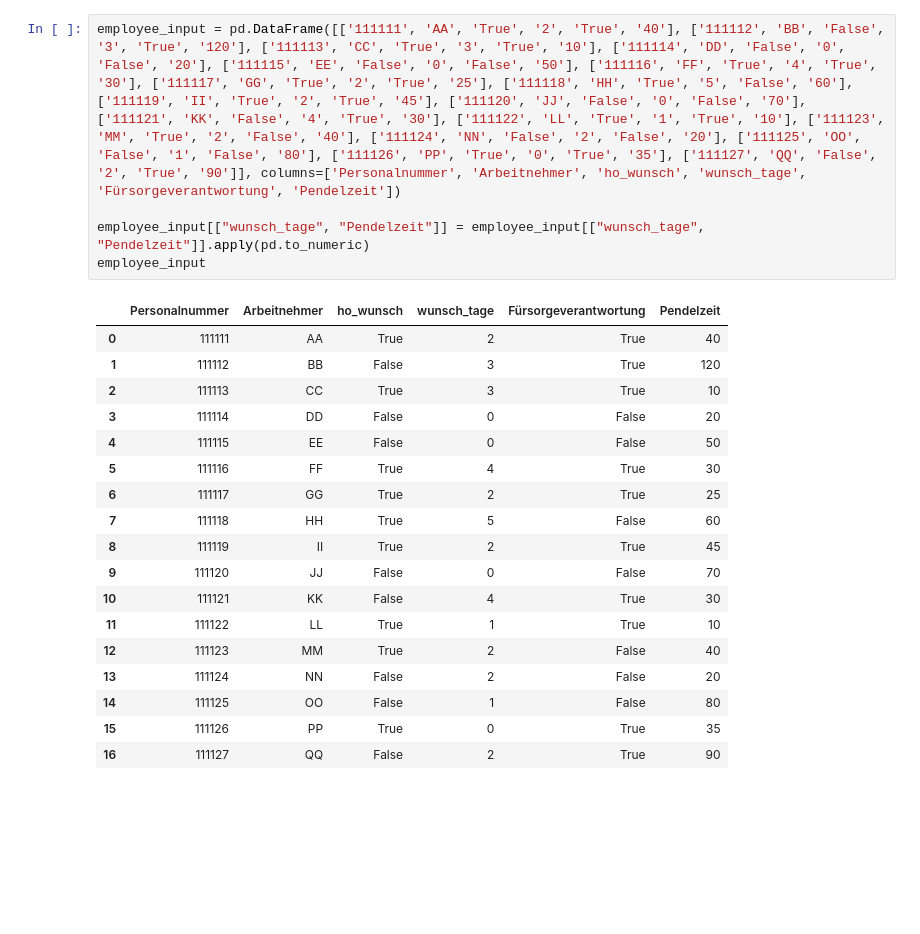
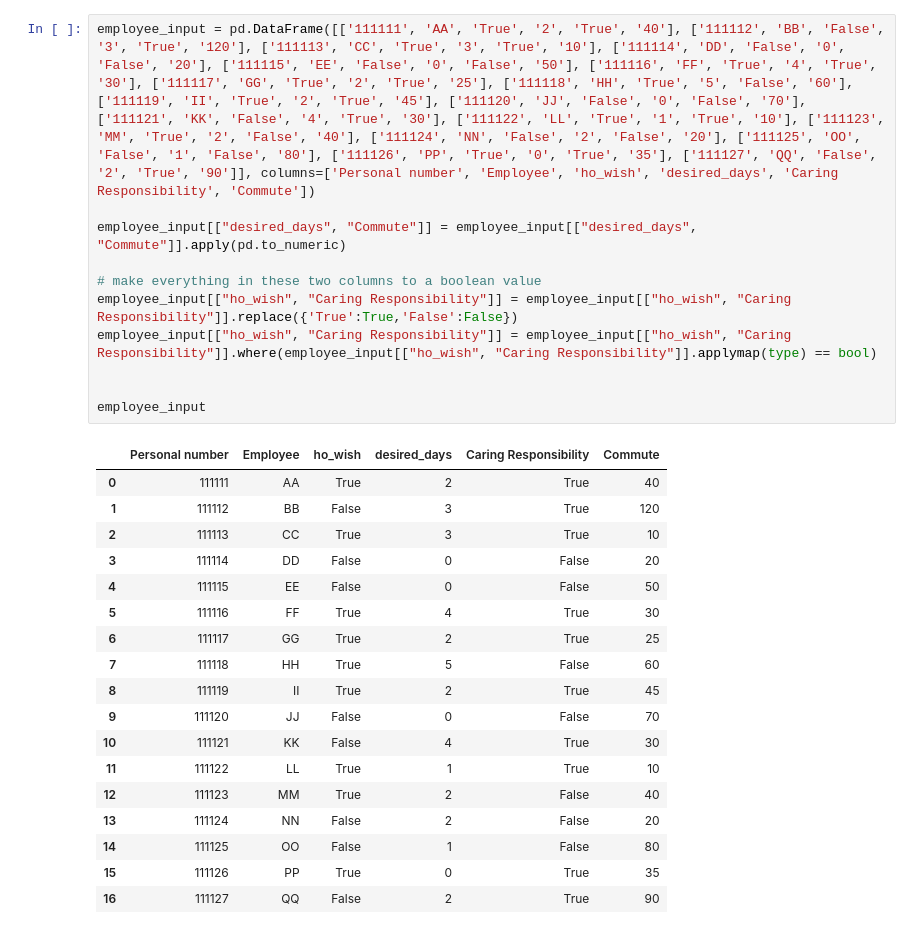
Before and after one commit to jjmatthiesen/HOMPA, a Jupyter notebook: HomeOffice.ipynb, the cells around one changed output. Saved outputs shown, nothing was run; the diff lists cells and outputs as text; blank space fills up the shorter version.

```diff
--- a/HomeOffice.ipynb
+++ b/HomeOffice.ipynb
@@ -155,12 +198,18 @@ tasks
 | 12 | Verkäufer | 0 | 20 | 0 | 0 | 0 | 0 | 0 | 0 | 70 | ... | ... |
 13 rows × 23 columns
 # %%
-employee_input = pd.DataFrame([['111111', 'AA', 'True', '2', 'True', '40'], ['111112', 'BB', 'False', '3', 'True', '120'], ['111113', 'CC', 'True', '3', 'True', '10'], ['111114', 'DD', 'False', '0', 'False', '20'], ['111115', 'EE', 'False', '0', 'False', '50'], ['111116', 'FF', 'True', '4', 'True', '30'], ['111117', 'GG', 'True', '2', 'True', '25'], ['111118', 'HH', 'True', '5', 'False', '60'], ['111119', 'II', 'True', '2', 'True', '45'], ['111120', 'JJ', 'False', '0', 'False', '70'], ['111121', 'KK', 'False', '4', 'True', '30'], ['111122', 'LL', 'True', '1', 'True', '10'], ['111123', 'MM', 'True', '2', 'False', '40'], ['111124', 'NN', 'False', '2', 'False', '20'], ['111125', 'OO', 'False', '1', 'False', '80'], ['111126', 'PP', 'True', '0', 'True', '35'], ['111127', 'QQ', 'False', '2', 'True', '90']], columns=['Personalnummer', 'Arbeitnehmer', 'ho_wunsch', 'wunsch_tage', 'Fürsorgeverantwortung', 'Pendelzeit'])
+employee_input = pd.DataFrame([['111111', 'AA', 'True', '2', 'True', '40'], ['111112', 'BB', 'False', '3', 'True', '120'], ['111113', 'CC', 'True', '3', 'True', '10'], ['111114', 'DD', 'False', '0', 'False', '20'], ['111115', 'EE', 'False', '0', 'False', '50'], ['111116', 'FF', 'True', '4', 'True', '30'], ['111117', 'GG', 'True', '2', 'True', '25'], ['111118', 'HH', 'True', '5', 'False', '60'], ['111119', 'II', 'True', '2', 'True', '45'], ['111120', 'JJ', 'False', '0', 'False', '70'], ['111121', 'KK', 'False', '4', 'True', '30'], ['111122', 'LL', 'True', '1', 'True', '10'], ['111123', 'MM', 'True', '2', 'False', '40'], ['111124', 'NN', 'False', '2', 'False', '20'], ['111125', 'OO', 'False', '1', 'False', '80'], ['111126', 'PP', 'True', '0', 'True', '35'], ['111127', 'QQ', 'False', '2', 'True', '90']], columns=['Personal number', 'Employee', 'ho_wish', 'desired_days', 'Caring Responsibility', 'Commute'])
 
-employee_input[["wunsch_tage", "Pendelzeit"]] = employee_input[["wunsch_tage", "Pendelzeit"]].apply(pd.to_numeric)
+employee_input[["desired_days", "Commute"]] = employee_input[["desired_days", "Commute"]].apply(pd.to_numeric)
+
+# make everything in these two columns to a boolean value
+employee_input[["ho_wish", "Caring Responsibility"]] = employee_input[["ho_wish", "Caring Responsibility"]].replace({'True':True,'False':False})
+employee_input[["ho_wish", "Caring Responsibility"]] = employee_input[["ho_wish", "Caring Responsibility"]].where(employee_input[["ho_wish", "Caring Responsibility"]].applymap(type) == bool)
+
+
 employee_input
 # %% [output]
-|  | Personalnummer | Arbeitnehmer | ho_wunsch | wunsch_tage | Fürsorgeverantwortung | Pendelzeit |
+|  | Personal number | Employee | ho_wish | desired_days | Caring Responsibility | Commute |
 | 0 | 111111 | AA | True | 2 | True | 40 |
 | 1 | 111112 | BB | False | 3 | True | 120 |
 | 2 | 111113 | CC | True | 3 | True | 10 |
```
Also changed, not shown: parts of 21 cells of this notebook.
